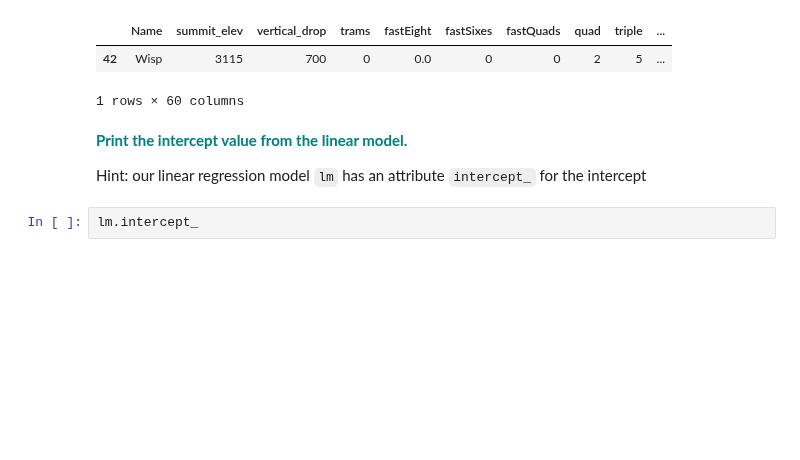
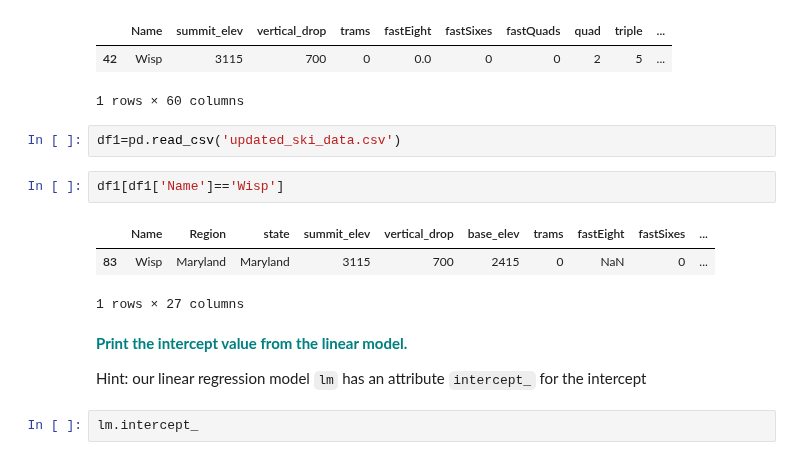
Before and after one commit to pranay-surana/Springboard, a Jupyter notebook: Guided-Capstone_Updated/Notebook_stepfourandfive.ipynb, the cells around one changed output. Saved outputs shown, nothing was run; the diff lists cells and outputs as text; blank space fills up the shorter version.

```diff
--- a/Guided-Capstone_Updated/Notebook_stepfourandfive.ipynb
+++ b/Guided-Capstone_Updated/Notebook_stepfourandfive.ipynb
@@ -238,6 +238,14 @@ df[df['summit_elev']==3115]
 |  | Name | summit_elev | vertical_drop | trams | fastEight | fastSixes | fastQuads | quad | triple | ... |
 | 42 | Wisp | 3115 | 700 | 0 | 0.0 | 0 | 0 | 2 | 5 | ... |
 1 rows × 60 columns
+# %%
+df1=pd.read_csv('updated_ski_data.csv')
+# %%
+df1[df1['Name']=='Wisp']
+# %% [output]
+|  | Name | Region | state | summit_elev | vertical_drop | base_elev | trams | fastEight | fastSixes | ... |
+| 83 | Wisp | Maryland | Maryland | 3115 | 700 | 2415 | 0 | NaN | 0 | ... |
+1 rows × 27 columns
 # %% [markdown]
 **<font color='teal'> Print the intercept value from the linear model. </font>**
 
```
